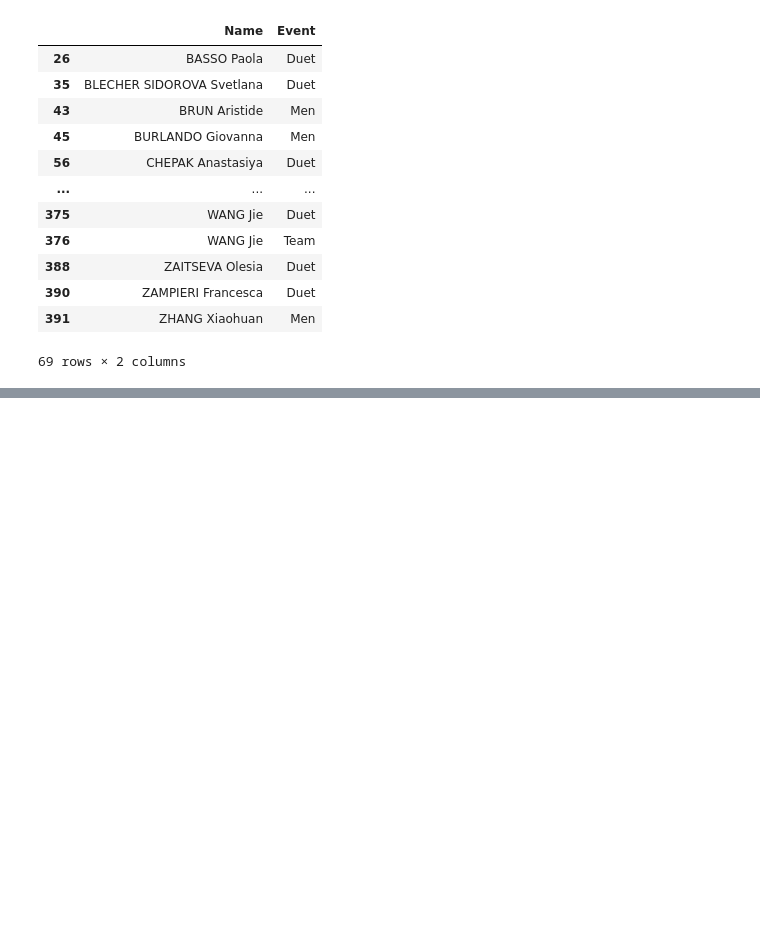
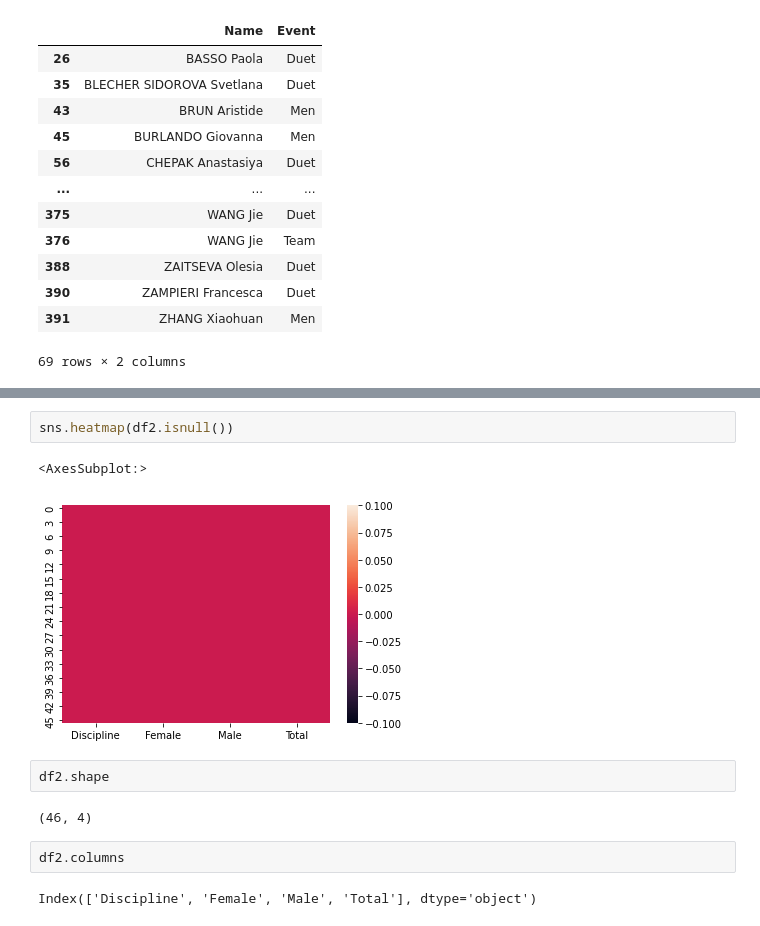
Before and after one commit to ankittrajj/Python_with_DATA_Analysis, a Jupyter notebook: DA_PROJECT(OLYMPICS_DATASET).ipynb, the cells around one changed output, grey strips where cells are left out. Drawn from its saved outputs; the diff is of its cells as text; blank space fills up the shorter version.

```diff
--- a/DA_PROJECT(OLYMPICS_DATASET).ipynb
+++ b/DA_PROJECT(OLYMPICS_DATASET).ipynb
@@ -284,0 +583,13 @@ df[df['Discipline']=='Artistic Swimming'][['Name','Event']]
+# %%
+sns.heatmap(df2.isnull())
+# %% [output]
+<AxesSubplot:>
+[figure, added]
+# %%
+df2.shape
+# %% [output]
+(46, 4)
+# %%
+df2.columns
+# %% [output]
+Index(['Discipline', 'Female', 'Male', 'Total'], dtype='object')
```
Also changed, not shown: parts of 51 cells of this notebook.
